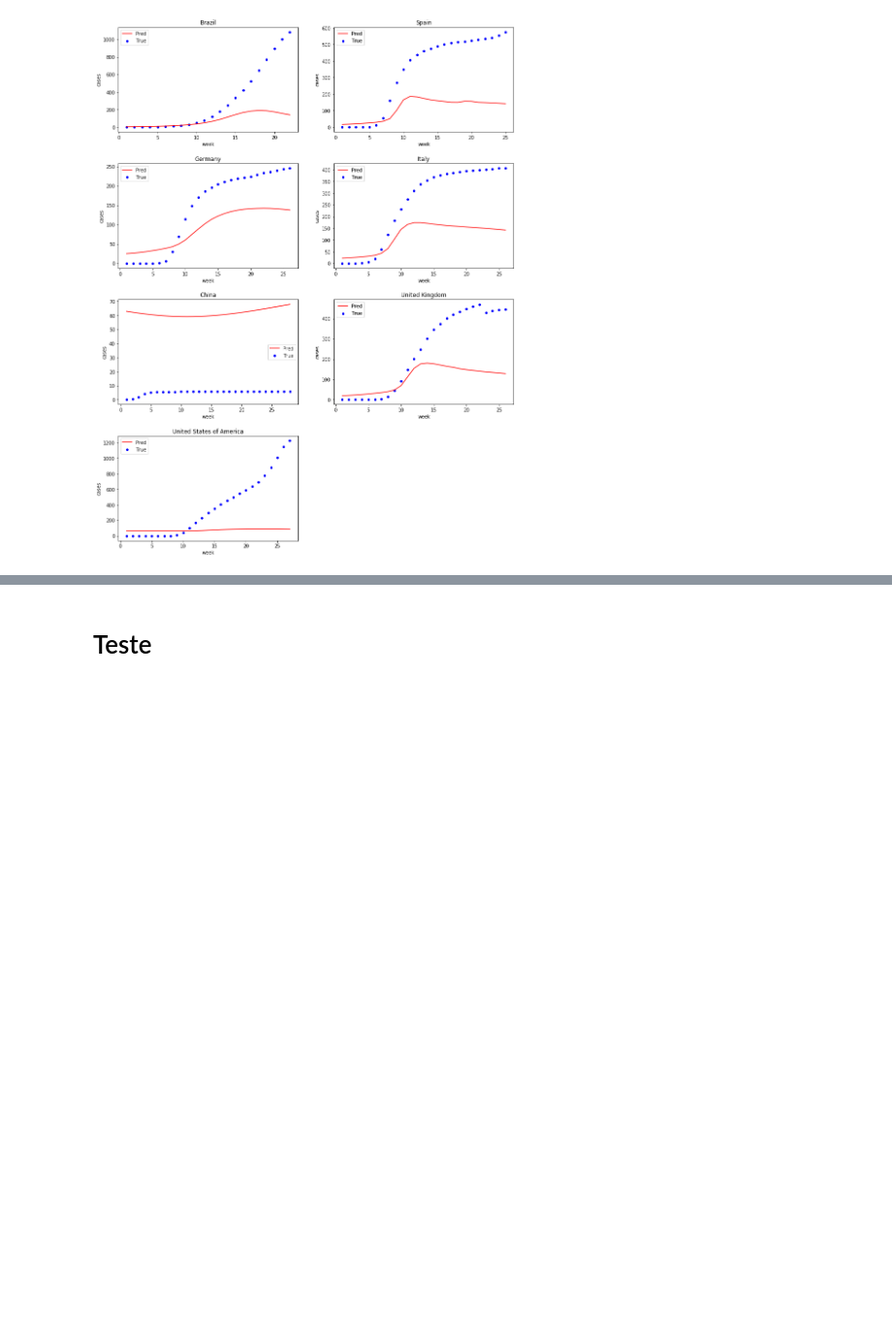
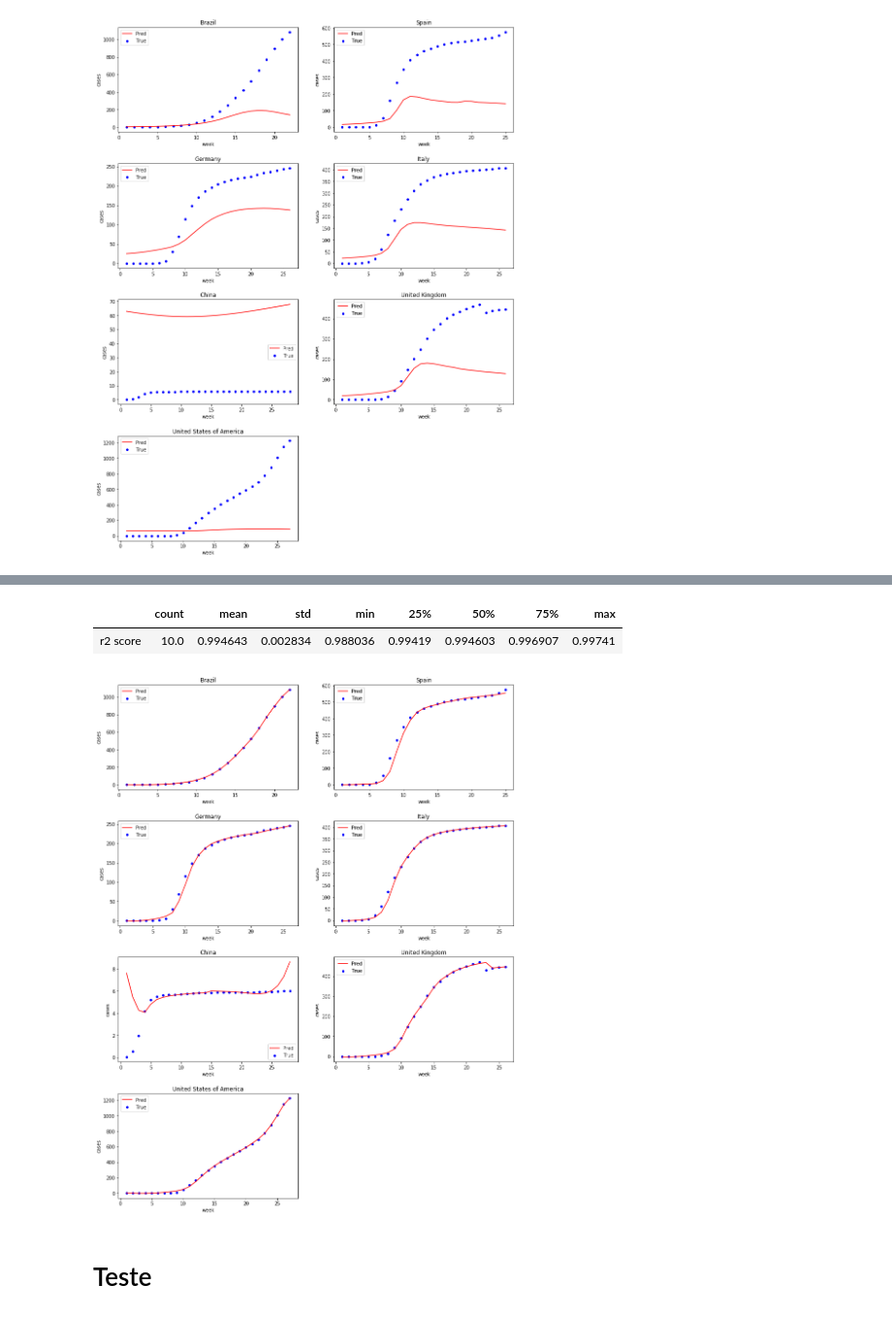
Before and after one commit to lucianowitt/covid-19, a Jupyter notebook: TCC_SVR.ipynb, the cells around one changed output, grey strips where cells are left out. Shown at 97% size. Saved outputs shown, nothing was run; the diff lists cells and outputs as text; code cells hidden in the pictures; blank space fills up the shorter version.

```diff
--- a/TCC_SVR.ipynb
+++ b/TCC_SVR.ipynb
@@ -185,3 +210,13 @@ plot_true_vs_pred(subject_countries)
+# %%
+historico = kfold_train_validate(modelo, kf, X_train, y_train)
+describe(historico)
+# %% [output]
+|  | count | mean | std | min | 25% | 50% | 75% | max |
+| r2 score | 10.0 | 0.994643 | 0.002834 | 0.988036 | 0.99419 | 0.994603 | 0.996907 | 0.99741 |
+# %%
+plot_true_vs_pred(subject_countries)
+# %% [output]
+[figure, added]
 # %% [markdown]
 # Teste
 # %%
```
Also changed, not shown: parts of 18 cells of this notebook, 1 other file.
